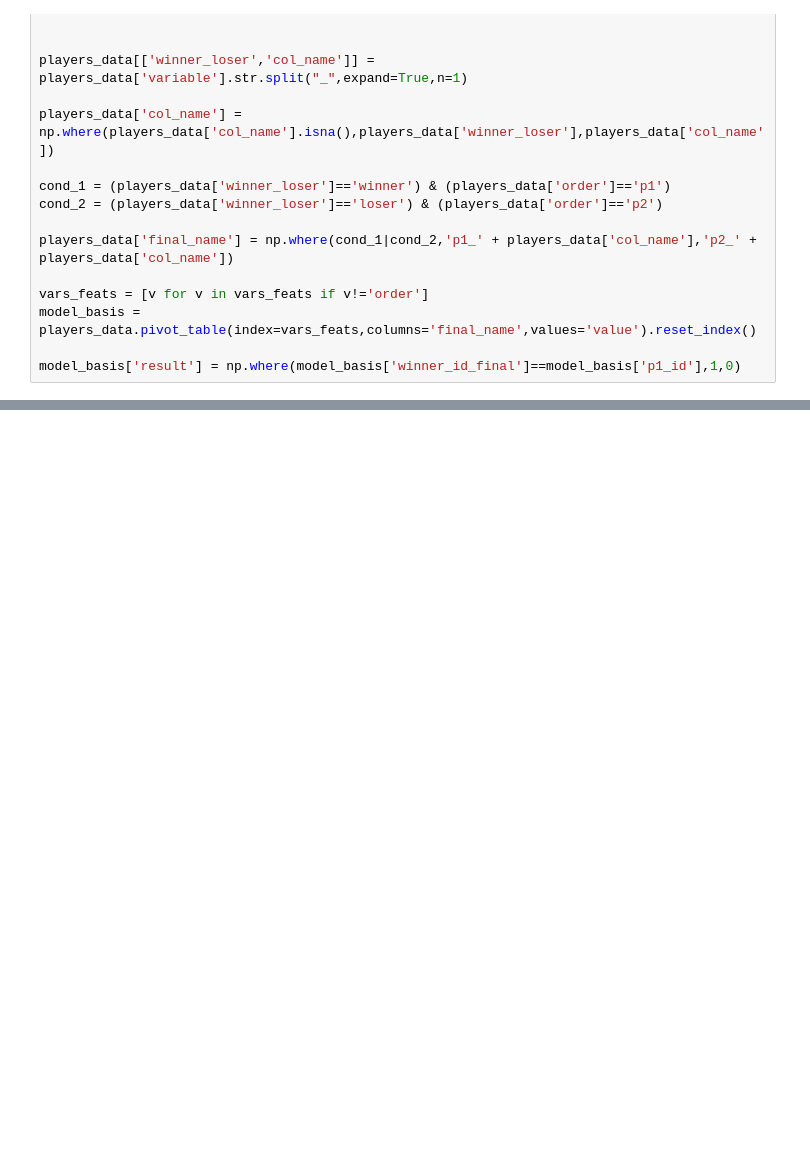
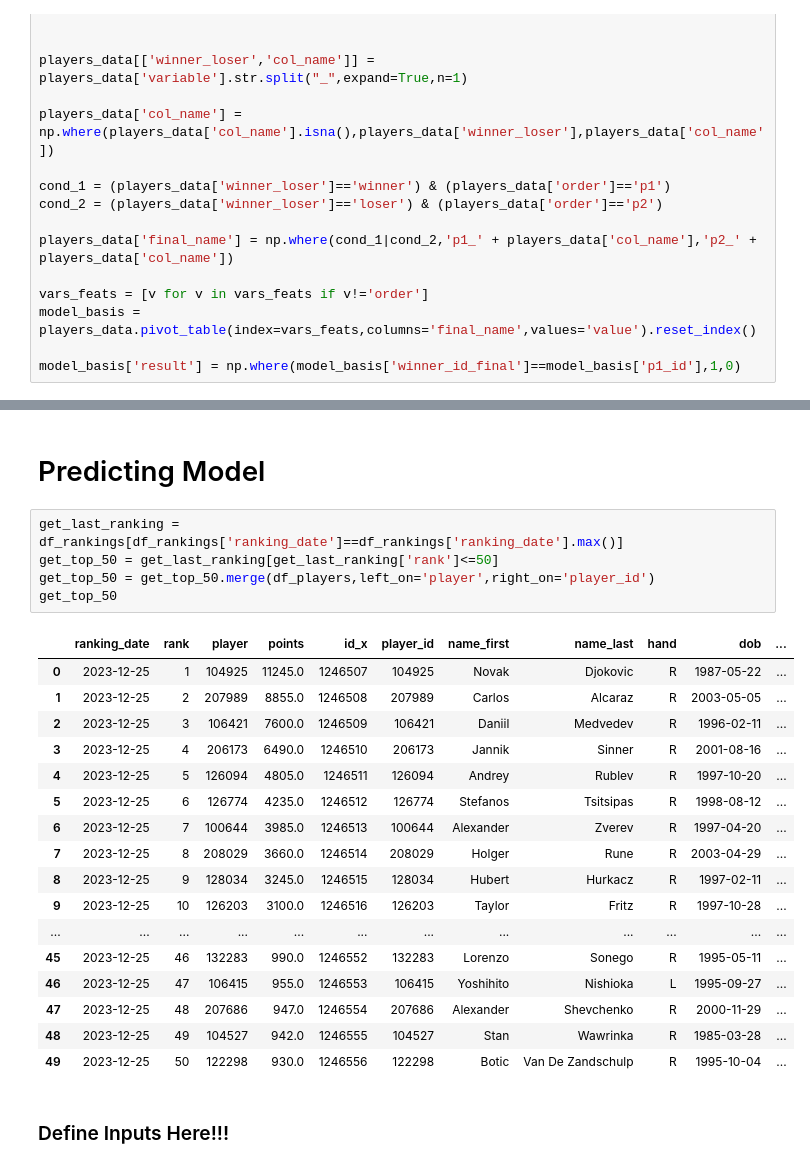
Before and after one commit to mbbranco/tennis_brain, a Jupyter notebook: src/model_predict.ipynb, the cells around one changed output, grey strips where cells are left out. Drawn from its saved outputs; the diff is of its cells as text; blank space fills up the shorter version.

Commit message:
predictive model now working + analysis top 50

```diff
--- a/src/model_predict.ipynb
+++ b/src/model_predict.ipynb
@@ -460,2 +652,29 @@ class TennisPredModel():
+# %% [markdown]
+# Predicting Model
+# %%
+get_last_ranking = df_rankings[df_rankings['ranking_date']==df_rankings['ranking_date'].max()]
+get_top_50 = get_last_ranking[get_last_ranking['rank']<=50]
+get_top_50 = get_top_50.merge(df_players,left_on='player',right_on='player_id')
+get_top_50
+# %% [output]
+|  | ranking_date | rank | player | points | id_x | player_id | name_first | name_last | hand | dob | ... |
+| 0 | 2023-12-25 | 1 | 104925 | 11245.0 | 1246507 | 104925 | Novak | Djokovic | R | 1987-05-22 | ... |
+| 1 | 2023-12-25 | 2 | 207989 | 8855.0 | 1246508 | 207989 | Carlos | Alcaraz | R | 2003-05-05 | ... |
+| 2 | 2023-12-25 | 3 | 106421 | 7600.0 | 1246509 | 106421 | Daniil | Medvedev | R | 1996-02-11 | ... |
+| 3 | 2023-12-25 | 4 | 206173 | 6490.0 | 1246510 | 206173 | Jannik | Sinner | R | 2001-08-16 | ... |
+| 4 | 2023-12-25 | 5 | 126094 | 4805.0 | 1246511 | 126094 | Andrey | Rublev | R | 1997-10-20 | ... |
+| 5 | 2023-12-25 | 6 | 126774 | 4235.0 | 1246512 | 126774 | Stefanos | Tsitsipas | R | 1998-08-12 | ... |
+| 6 | 2023-12-25 | 7 | 100644 | 3985.0 | 1246513 | 100644 | Alexander | Zverev | R | 1997-04-20 | ... |
+| 7 | 2023-12-25 | 8 | 208029 | 3660.0 | 1246514 | 208029 | Holger | Rune | R | 2003-04-29 | ... |
+| 8 | 2023-12-25 | 9 | 128034 | 3245.0 | 1246515 | 128034 | Hubert | Hurkacz | R | 1997-02-11 | ... |
+| 9 | 2023-12-25 | 10 | 126203 | 3100.0 | 1246516 | 126203 | Taylor | Fritz | R | 1997-10-28 | ... |
+| ... | ... | ... | ... | ... | ... | ... | ... | ... | ... | ... | ... |
+| 45 | 2023-12-25 | 46 | 132283 | 990.0 | 1246552 | 132283 | Lorenzo | Sonego | R | 1995-05-11 | ... |
+| 46 | 2023-12-25 | 47 | 106415 | 955.0 | 1246553 | 106415 | Yoshihito | Nishioka | L | 1995-09-27 | ... |
+| 47 | 2023-12-25 | 48 | 207686 | 947.0 | 1246554 | 207686 | Alexander | Shevchenko | R | 2000-11-29 | ... |
+| 48 | 2023-12-25 | 49 | 104527 | 942.0 | 1246555 | 104527 | Stan | Wawrinka | R | 1985-03-28 | ... |
+| 49 | 2023-12-25 | 50 | 122298 | 930.0 | 1246556 | 122298 | Botic | Van De Zandschulp | R | 1995-10-04 | ... |
+# %% [markdown]
+### Define Inputs Here!!!
 # %%
 # Define inputs
```
Also changed, not shown: parts of 24 cells of this notebook.
